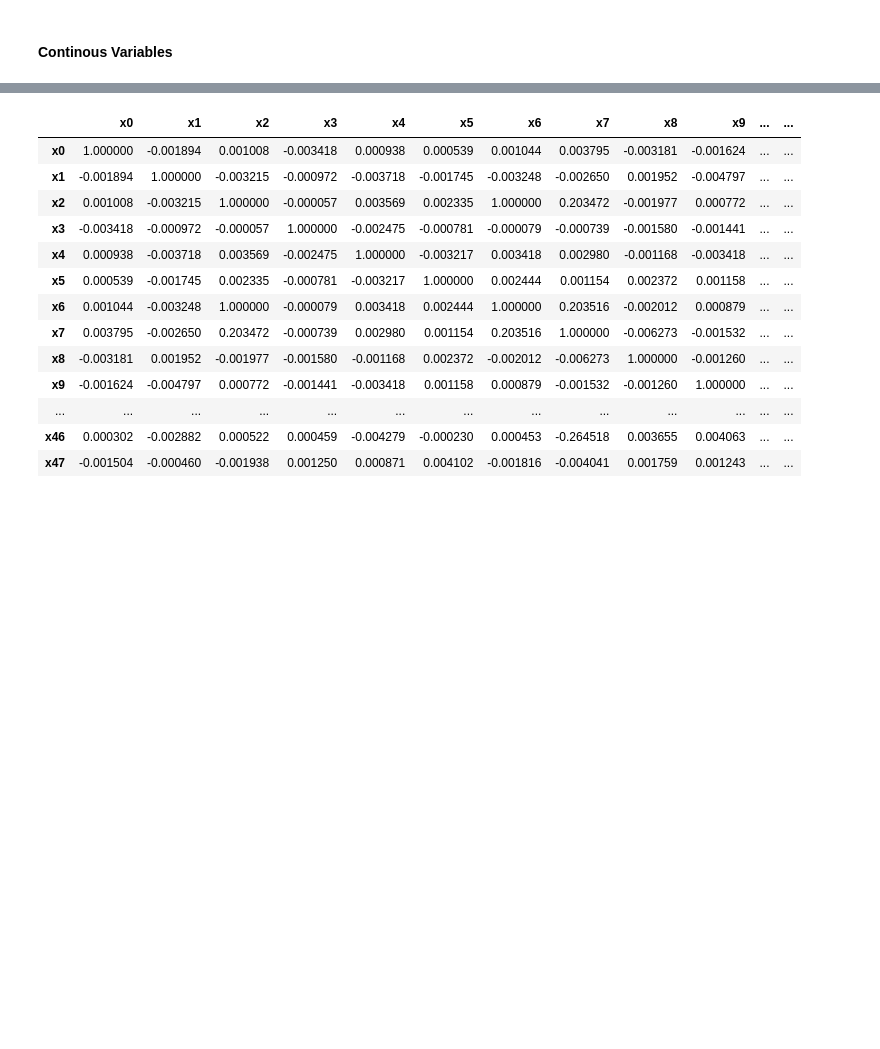
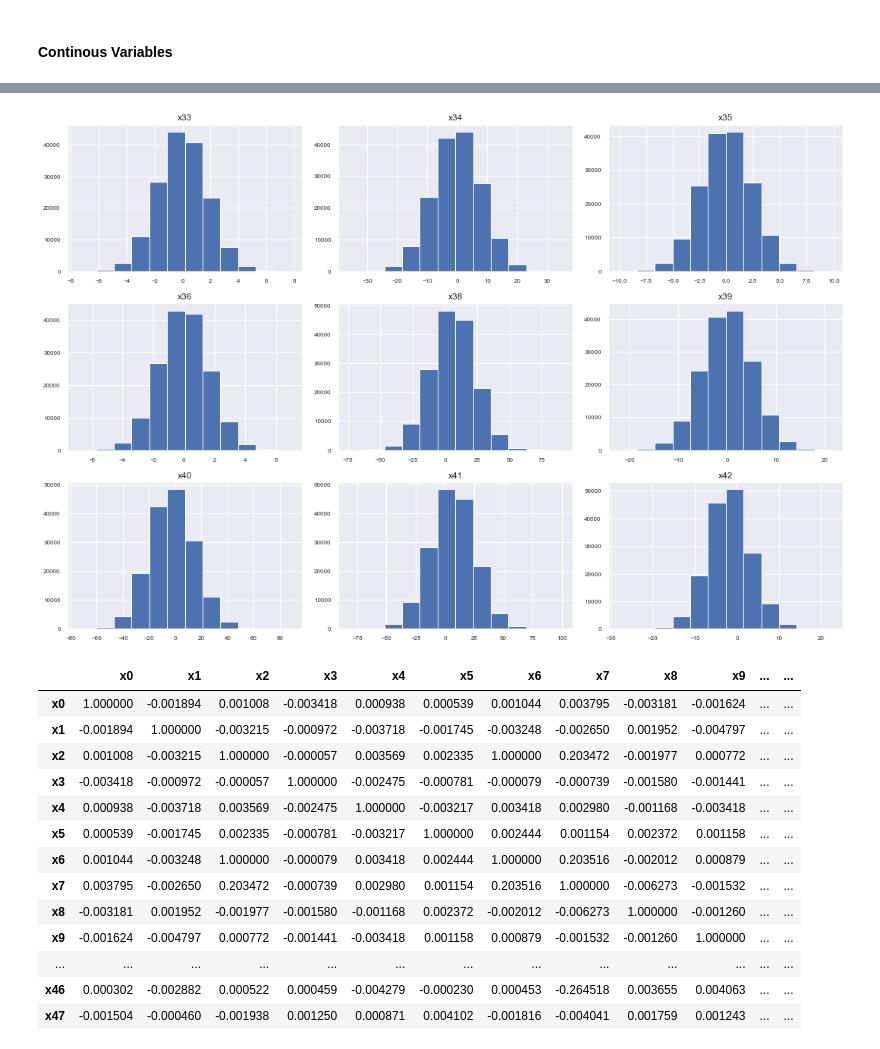
Before and after one commit to dhyanshah/MS7333_QTW, a Jupyter notebook: Final_Case/QTW_FinalCase.ipynb, the cells around one changed output, grey strips where cells are left out. Cells and saved outputs as stored; diff of their text form; code cells hidden in the pictures; blank space fills up the shorter version.

```diff
--- a/Final_Case/QTW_FinalCase.ipynb
+++ b/Final_Case/QTW_FinalCase.ipynb
@@ -162,3 +176,9 @@ Name: x30, dtype: int64
+# %%
+df4.hist(xlabelsize = 8, ylabelsize = 8, bins = 12, figsize = (15, 10))
+plt.tight_layout()
+plt.show()
+# %% [output]
+[figure, added]
 # %%
 df.corr()
 # %% [output]
```
Also changed, not shown: parts of 3 cells of this notebook.
